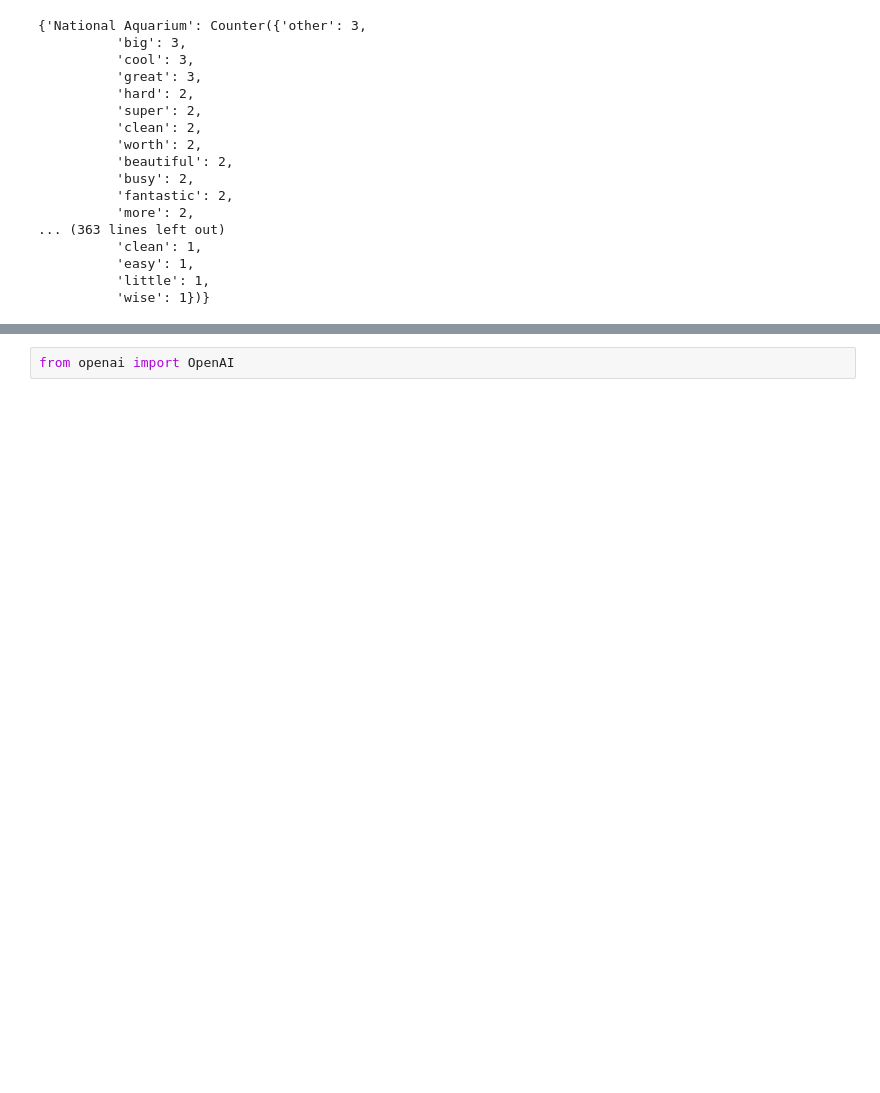
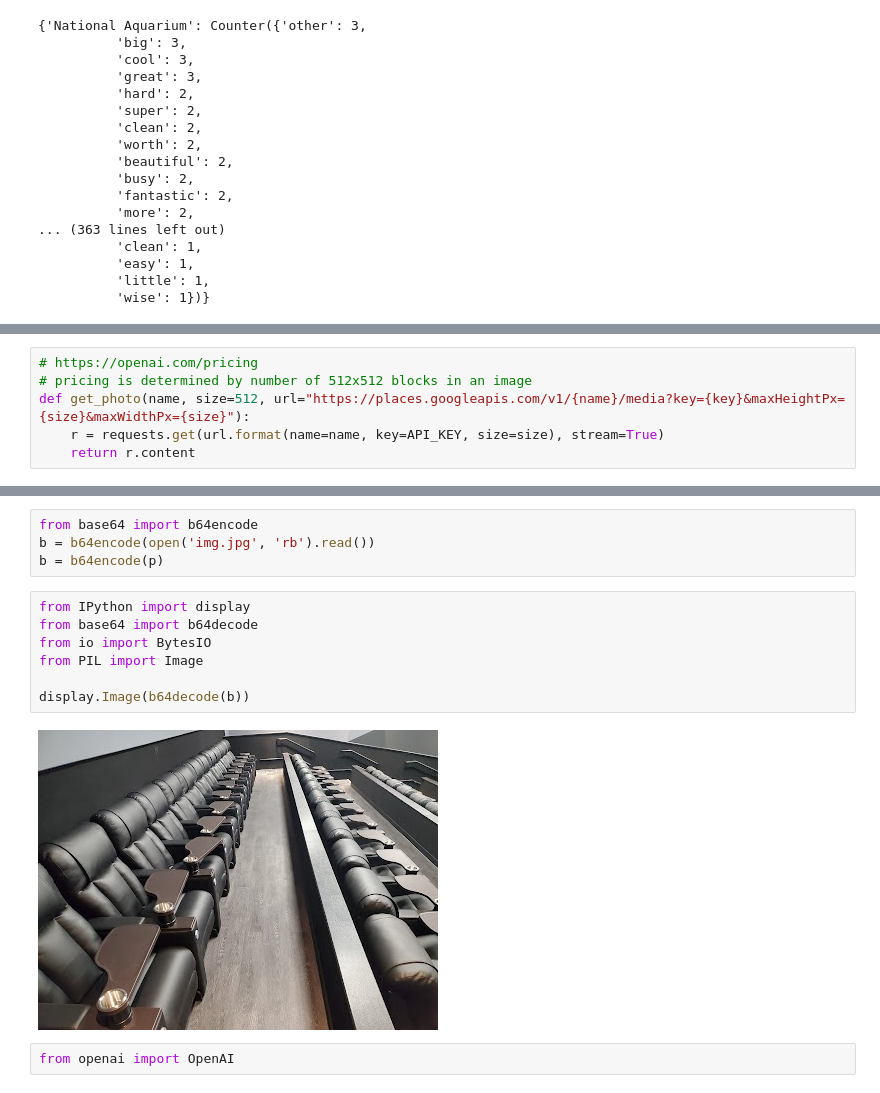
Before and after one commit to Innoviox/point-the-line, a Jupyter notebook: adjectives.ipynb, the cells around one changed output, grey strips where cells are left out. Saved outputs shown, nothing was run; the diff lists cells and outputs as text; blank space fills up the shorter version.

Commit message:
working on b64 image stuff

```diff
--- a/adjectives.ipynb
+++ b/adjectives.ipynb
@@ -87,0 +98,6 @@ reviews_counter
+# %%
+# https://openai.com/pricing
+# pricing is determined by number of 512x512 blocks in an image
+def get_photo(name, size=512, url="https://places.googleapis.com/v1/{name}/media?key={key}&maxHeightPx={size}&maxWidthPx={size}"):
+    r = requests.get(url.format(name=name, key=API_KEY, size=size), stream=True)
+    return r.content
@@ -88,3 +111,16 @@ reviews_counter
+# %%
+from base64 import b64encode
+b = b64encode(open('img.jpg', 'rb').read())
+b = b64encode(p)
+# %%
+from IPython import display
+from base64 import b64decode
+from io import BytesIO
+from PIL import Image
+
+display.Image(b64decode(b))
+# %% [output]
+[figure, added]
 # %%
 from openai import OpenAI
 # %%
```
Also changed, not shown: parts of 12 cells of this notebook, 1 other file.
